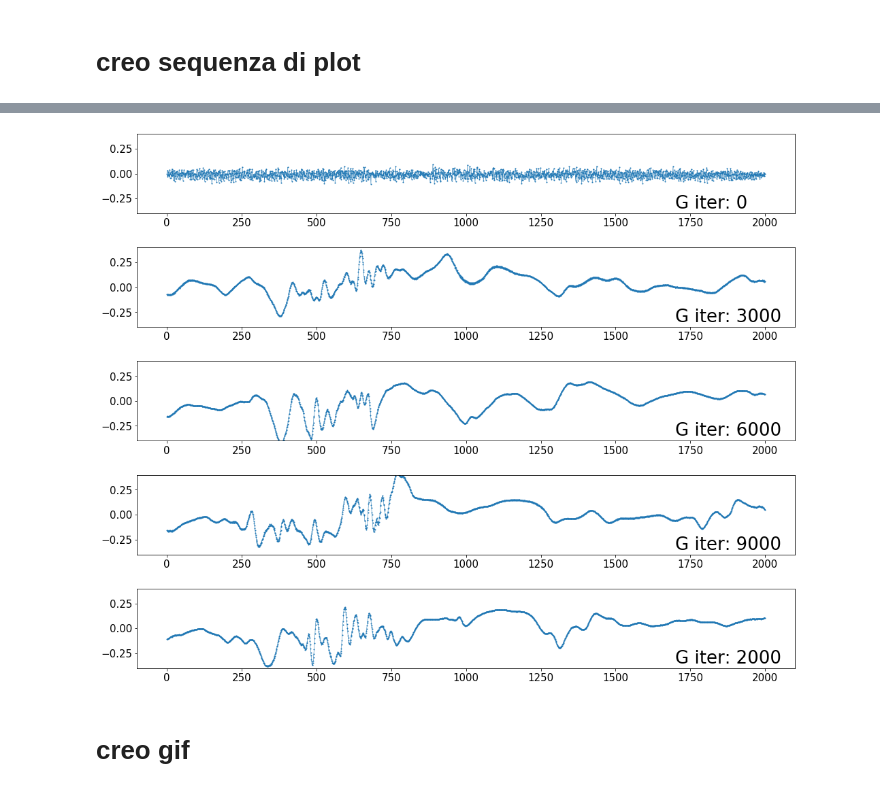
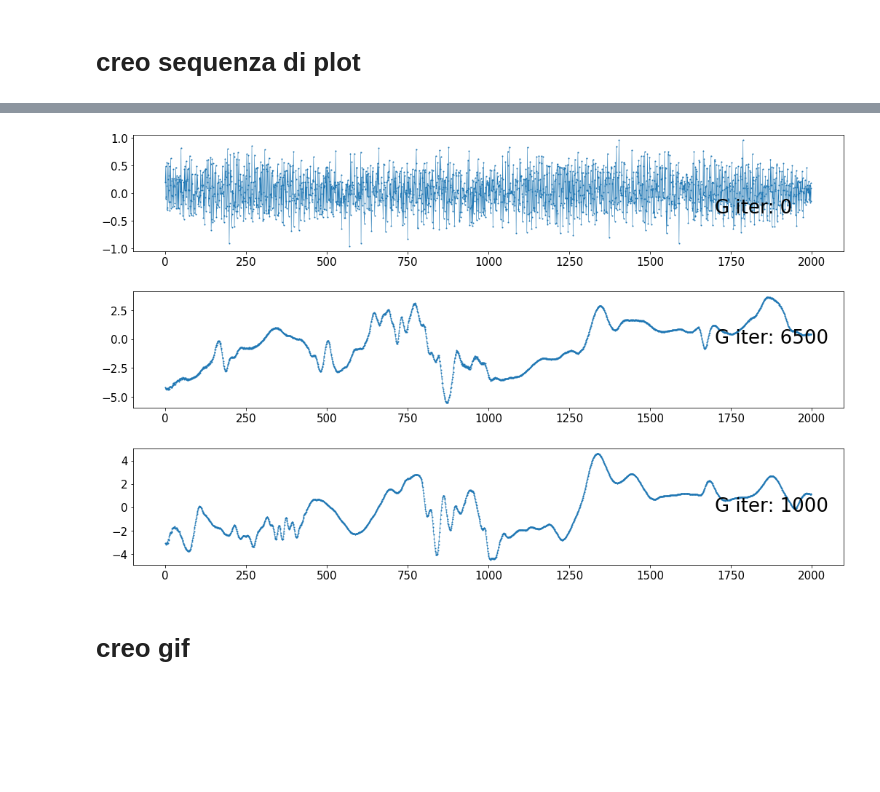
Before and after one commit to scarpma/lagrangian, a Jupyter notebook: gan_test.ipynb, the cells around one changed output, grey strips where cells are left out. Drawn from its saved outputs; the diff is of its cells as text; code cells hidden in the pictures; blank space fills up the shorter version.

```diff
--- a/gan_test.ipynb
+++ b/gan_test.ipynb
@@ -1446,2 +1661,0 @@ print(noise)
-# %%
-noise = np.random.normal(0, 1, size=(1, 100))
@@ -1493,7 +1743,10 @@ for ii in range(len(rr)):
 # %%
+nn = [0, 250, 1750]
+rr = [49,49,51]
+
 for ii in range(len(nn)):
     print(rr[ii], nn[ii])
-    if ii>0: trajs = np.r_[trajs, gen_traj(1,rr[ii],nn[ii], noise=noise)]
-    else: trajs = gen_traj(1,rr[ii],nn[ii], noise=noise)
+    if ii>0: trajs = np.r_[trajs, gen_traj(10,rr[ii],nn[ii], noise=noise[1:2,:])]
+    else: trajs = gen_traj(1,rr[ii],nn[ii], noise=noise[1:2,:])
 # %% [output]
 49 0
@@ -1522,8 +1768,16 @@ plt.rcParams['legend.fontsize'] = 22
 plt.rcParams['figure.titlesize'] = 22
 #plt.rcParams['image.cmap'] = 'jet'
 #plt.rcParams['image.interpolation'] = 'none'
-plt.rcParams['figure.figsize'] = (15, 12)
+plt.rcParams['figure.figsize'] = (15, 15)
 plt.rcParams['lines.linewidth'] = 0.5
 plt.rcParams['lines.markersize'] = 2
 plt.rcParams['legend.markerscale'] = 4
 plt.rcParams['lines.marker'] = '.'
+# %%
+for jj, ii in enumerate(np.arange(0,trajs.shape[0])):
+    plt.subplot(trajs.shape[0],1,jj+1)
+    plt.ylim([-9, 9])
+    plt.plot(trajs[ii])
+    plt.text(1700,-0.35,'G iter: '+str(nn[ii]))
+plt.tight_layout()
+plt.show()
@@ -1530,12 +1786,12 @@ plt.rcParams['lines.marker'] = '.'
 # %%
 plots = 5
 jumpp = (trajs.shape[0]+plots)//plots
 for jj, ii in enumerate(np.arange(0,trajs.shape[0],jumpp)):
     plt.subplot(plots,1,jj+1)
-    plt.ylim([-0.4, 0.4])
+    #plt.ylim([-0.4, 0.4])
     plt.plot(trajs[ii])
     plt.text(1700,-0.35,'G iter: '+str(nn[ii]))
 plt.tight_layout()
 plt.show()
 # %% [output]
-[figure, old version]
+[figure, new version]
```
Also changed, not shown: parts of 34 cells of this notebook, 5 other files.
